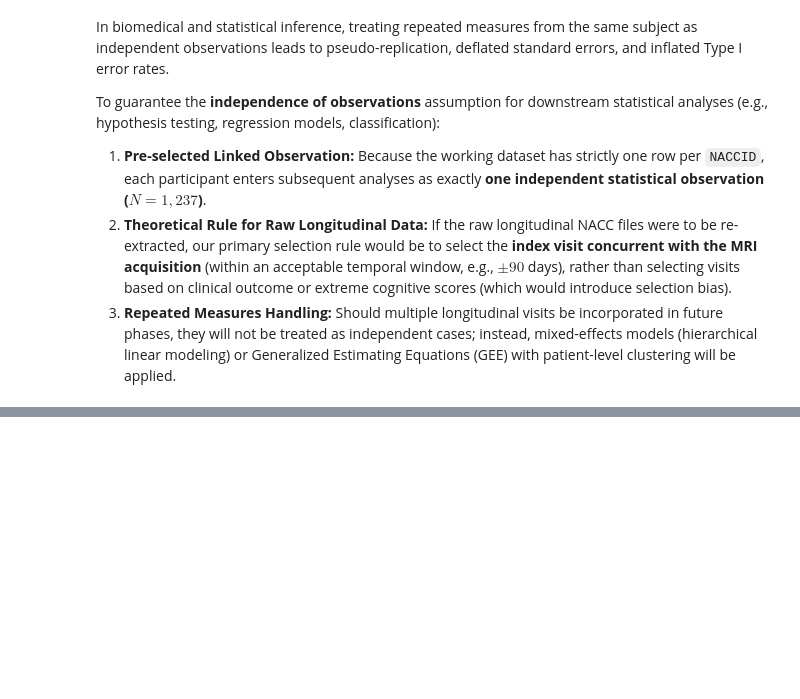
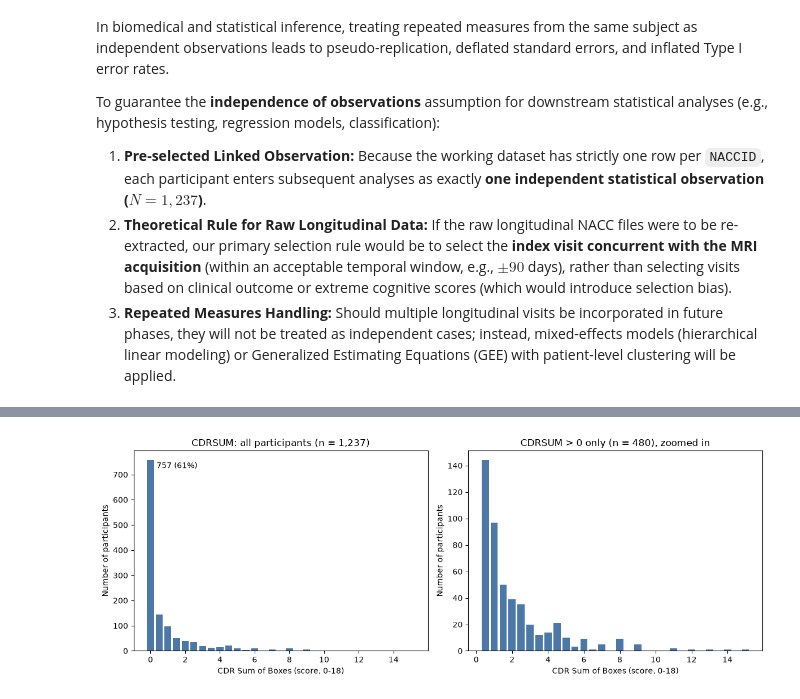
Before and after one commit to parniaaa2006/nacc-project, a Jupyter notebook: notebooks/uds_exploration.ipynb, the cells around one changed output, grey strips where cells are left out. Saved outputs shown, nothing was run; the diff lists cells and outputs as text; code cells hidden in the pictures; blank space fills up the shorter version.

Commit message:
feat(phase1): update UDS exploration notebook and analysis figures

```diff
--- a/notebooks/uds_exploration.ipynb
+++ b/notebooks/uds_exploration.ipynb
@@ -1064,0 +1269,14 @@ A one-to-one inner join on `NACCID` therefore produced a final linked sample of
+# %%
+sel_th = [f"{h}_{r}_AVGTH" for r in ("ENTORHINAL", "PARAHIPPOCAMPAL", "MIDDLETEMPORAL") for h in ("LH", "RH")]
+q_vars = ["CDRSUM", "NACCAGE", "EDUC"] + sel_th
+
+d = df[q_vars].describe(percentiles=[0.25, 0.5, 0.75, 0.9]).T
+d["missing"] = len(df) - d["count"]
+d["IQR"] = d["75%"] - d["25%"]
+d["skew"] = df[q_vars].skew()
+print(d[["count", "missing", "mean", "std", "min", "25%", "50%", "75%", "90%", "max", "IQR", "skew"]].round(3).to_string())
+print(f"\nCDRSUM == 0: {(df['CDRSUM'] == 0).sum()} ({(df['CDRSUM'] == 0).mean() * 100:.1f}%)")
+
+df["CDR_group"] = pd.cut(df["CDRSUM"], bins=[-0.1, 0, 1.5, 4.5, np.inf], labels=["0", "0.5-1.5", "2-4.5", ">=5"])
+df["MEM_group"] = pd.cut(df["MEMORY"], bins=[-0.1, 0, 0.5, 1, 10], labels=["0", "0.5", "1", ">=2"])
+print(df["CDR_group"].value_counts().sort_index().to_dict(), df["MEM_group"].value_counts().sort_index().to_dict())
@@ -1064,0 +1313,74 @@ A one-to-one inner join on `NACCID` therefore produced a final linked sample of
+# %%
+rng = np.random.default_rng(42)
+BLUE, ORANGE = "#4C78A8", "#E45756"
+regions = {"Entorhinal": "ENTORHINAL", "Parahippocampal": "PARAHIPPOCAMPAL", "Middle temporal": "MIDDLETEMPORAL"}
+
+# ---- Figure 1: distribution of CDRSUM (discrete, zero-inflated) ----
+vc = df["CDRSUM"].value_counts().sort_index()
+fig, axes = plt.subplots(1, 2, figsize=(12, 4.5))
+axes[0].bar(vc.index, vc.values, width=0.4, color=BLUE)
+axes[0].text(0.35, vc.iloc[0] * 0.97, f"{vc.iloc[0]} ({vc.iloc[0] / vc.sum() * 100:.0f}%)", ha="left", va="center")
+axes[0].set_title(f"CDRSUM: all participants (n = {vc.sum():,})")
+pos = vc[vc.index > 0]
+axes[1].bar(pos.index, pos.values, width=0.4, color=BLUE)
+axes[1].set_title(f"CDRSUM > 0 only (n = {pos.sum()}), zoomed in")
+for ax in axes:
+    ax.set_xlabel("CDR Sum of Boxes (score, 0-18)")
+    ax.set_ylabel("Number of participants")
+plt.tight_layout(); plt.savefig(FIG / "fig1_cdrsum_distribution.png", dpi=200); plt.show()
+
+# ---- Figure 2: CDRSUM vs entorhinal thickness (scatter + medians) ----
+dd = df[["CDRSUM", "TH_ENTORHINAL"]].dropna()
+x = dd["CDRSUM"] + rng.uniform(-0.15, 0.15, len(dd))          # jitter: scores are heavily tied
+fig, ax = plt.subplots(figsize=(8, 5))
+ax.scatter(x, dd["TH_ENTORHINAL"], s=14, alpha=0.3, color=BLUE, label="Participants (x jittered)")
+g = dd.groupby("CDRSUM")["TH_ENTORHINAL"].agg(["median", "size"])
+g = g[g["size"] >= 10]
+ax.plot(g.index, g["median"], "o-", color=ORANGE, label="Median (CDRSUM values with n >= 10)")
+ax.set_xlabel("CDR Sum of Boxes (score, 0-18)")
+ax.set_ylabel("Mean entorhinal cortical thickness, LH and RH (mm)")
+ax.set_title(f"Entorhinal thickness vs CDRSUM (n = {len(dd):,})")
+ax.legend(); plt.tight_layout(); plt.savefig(FIG / "fig2_entorhinal_vs_cdrsum.png", dpi=200); plt.show()
+
+# ---- Figure 3: thickness of three regions by CDRSUM group (Q2) ----
+cats = ["0", "0.5-1.5", "2-4.5", ">=5"]
+fig, axes = plt.subplots(1, 3, figsize=(15, 4.8))
+for ax, (name, r) in zip(axes, regions.items()):
+    data = [df.loc[df["CDR_group"] == c, f"TH_{r}"].dropna() for c in cats]
+    ax.boxplot(data, flierprops=dict(markersize=3, alpha=0.5))
+    ax.set_xticks(range(1, 5)); ax.set_xticklabels([f"{c}\n(n={len(v)})" for c, v in zip(cats, data)])
+    ax.set_title(f"{name} cortex"); ax.set_xlabel("CDRSUM group")
+    ax.set_ylabel("Mean cortical thickness, LH and RH (mm)")
+fig.suptitle("Cortical thickness by global clinical severity (CDRSUM)", y=1.02)
+plt.tight_layout(); plt.savefig(FIG / "fig3_thickness_by_cdrsum_group.png", dpi=200, bbox_inches="tight"); plt.show()
+
+# ---- Figure 4: thickness by CDR memory score (Q3), with raw points ----
+mcats = ["0", "0.5", "1", ">=2"]
+fig, axes = plt.subplots(1, 2, figsize=(11, 4.8))
+for ax, (name, r) in zip(axes, [("Entorhinal", "ENTORHINAL"), ("Parahippocampal", "PARAHIPPOCAMPAL")]):
+    data = [df.loc[df["MEM_group"] == c, f"TH_{r}"].dropna() for c in mcats]
+    ax.boxplot(data, showfliers=False)
+    for i, v in enumerate(data, start=1):
+        ax.scatter(i + rng.uniform(-0.18, 0.18, len(v)), v, s=8, alpha=0.25, color=BLUE)
+    ax.set_xticks(range(1, 5)); ax.set_xticklabels([f"{c}\n(n={len(v)})" for c, v in zip(mcats, data)])
+    ax.set_title(f"{name} cortex"); ax.set_xlabel("CDR memory box score (MEMORY)")
+    ax.set_ylabel("Mean cortical thickness, LH and RH (mm)")
+fig.suptitle("Medial temporal thickness by CDR memory category", y=1.02)
+plt.tight_layout(); plt.savefig(FIG / "fig4_thickness_by_memory.png", dpi=200, bbox_inches="tight"); plt.show()
+
+# ---- Figure 5: age vs entorhinal thickness (covariate) ----
+da = df[["NACCAGE", "TH_ENTORHINAL", "SEX"]].dropna()
+fig, ax = plt.subplots(figsize=(8, 5))
+for code, label, col in [(1, "Male", BLUE), (2, "Female", ORANGE)]:
+    s = da[da["SEX"] == code]
+    ax.scatter(s["NACCAGE"], s["TH_ENTORHINAL"], s=14, alpha=0.35, color=col, label=f"{label} (n={len(s)})")
+band = pd.cut(da["NACCAGE"], bins=range(40, 100, 10))
+m = da.groupby(band, observed=True).agg(age=("NACCAGE", "median"), th=("TH_ENTORHINAL", "median"), n=("NACCAGE", "size"))
+ax.plot(m["age"], m["th"], "k-o", label="Median per 10-year age band")
+for _, row in m.iterrows():
+    ax.annotate(f"n={int(row['n'])}", (row["age"], row["th"]), textcoords="offset points", xytext=(0, 9), ha="center", fontsize=8)
+ax.set_xlabel("Age at visit (years)"); ax.set_ylabel("Mean entorhinal cortical thickness, LH and RH (mm)")
+ax.set_title("Entorhinal thickness by age and sex"); ax.legend()
+plt.tight_layout(); plt.savefig(FIG / "fig5_entorhinal_by_age_sex.png", dpi=200); plt.show()
+# %% [output]
+[figure, added]
```
Also changed, not shown: parts of 67 cells of this notebook, 8 other files.
